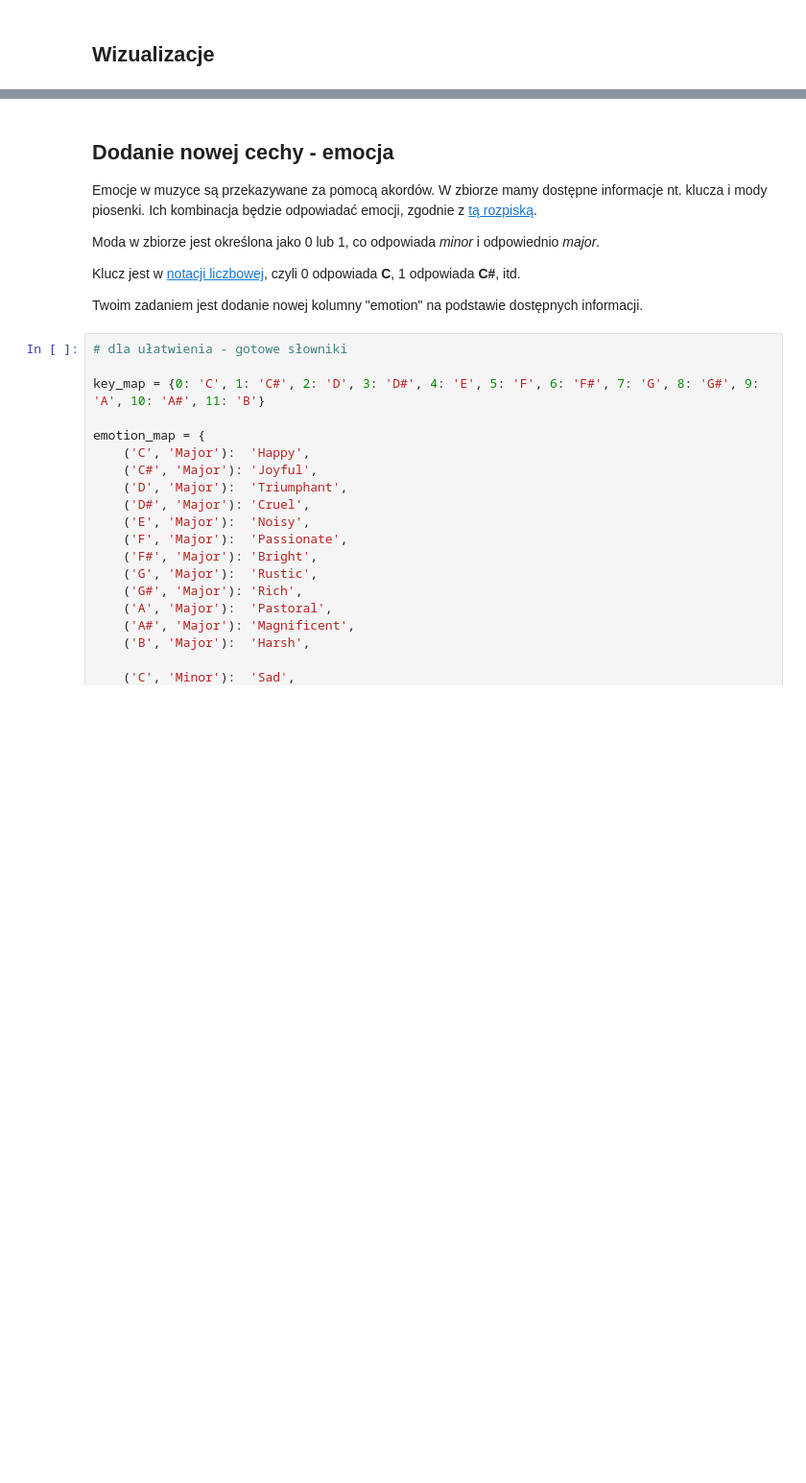
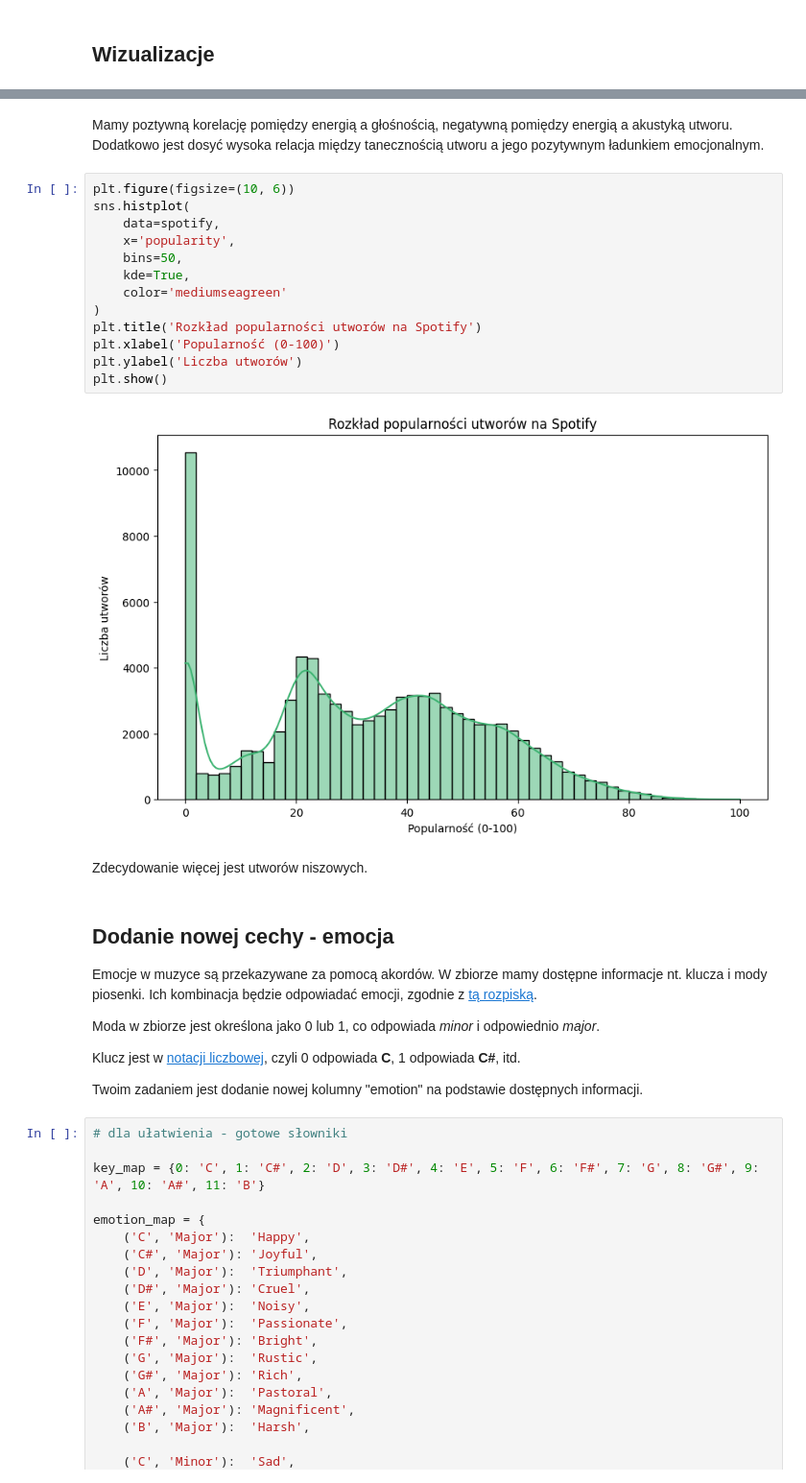
Before and after one commit to Zajecia-na-PWr-LR/lista-2-wiktoriamalinowska, a Jupyter notebook: UczenieMaszynowe_25_26_Lista2.ipynb, the cells around one changed output, grey strips where cells are left out. Shown at 96% size. Saved outputs shown, nothing was run; the diff lists cells and outputs as text; blank space fills up the shorter version.

```diff
--- a/UczenieMaszynowe_25_26_Lista2.ipynb
+++ b/UczenieMaszynowe_25_26_Lista2.ipynb
@@ -403,3 +489,22 @@ cudownie, wszystkie brakujące wartości znajdują się w dokładnie jednym wier
+# %% [markdown]
+Mamy poztywną korelację pomiędzy energią a głośnością, negatywną pomiędzy energią a akustyką utworu. Dodatkowo jest dosyć wysoka relacja między tanecznością utworu a jego pozytywnym ładunkiem emocjonalnym.
+# %%
+plt.figure(figsize=(10, 6))
+sns.histplot(
+    data=spotify,
+    x='popularity',
+    bins=50,
+    kde=True,
+    color='mediumseagreen'
+)
+plt.title('Rozkład popularności utworów na Spotify')
+plt.xlabel('Popularność (0-100)')
+plt.ylabel('Liczba utworów')
+plt.show()
+# %% [output]
+[figure, added]
+# %% [markdown]
+Zdecydowanie więcej jest utworów niszowych.
 # %% [markdown]
 ## Dodanie nowej cechy - emocja
 
```
Also changed, not shown: parts of 17 cells of this notebook.
